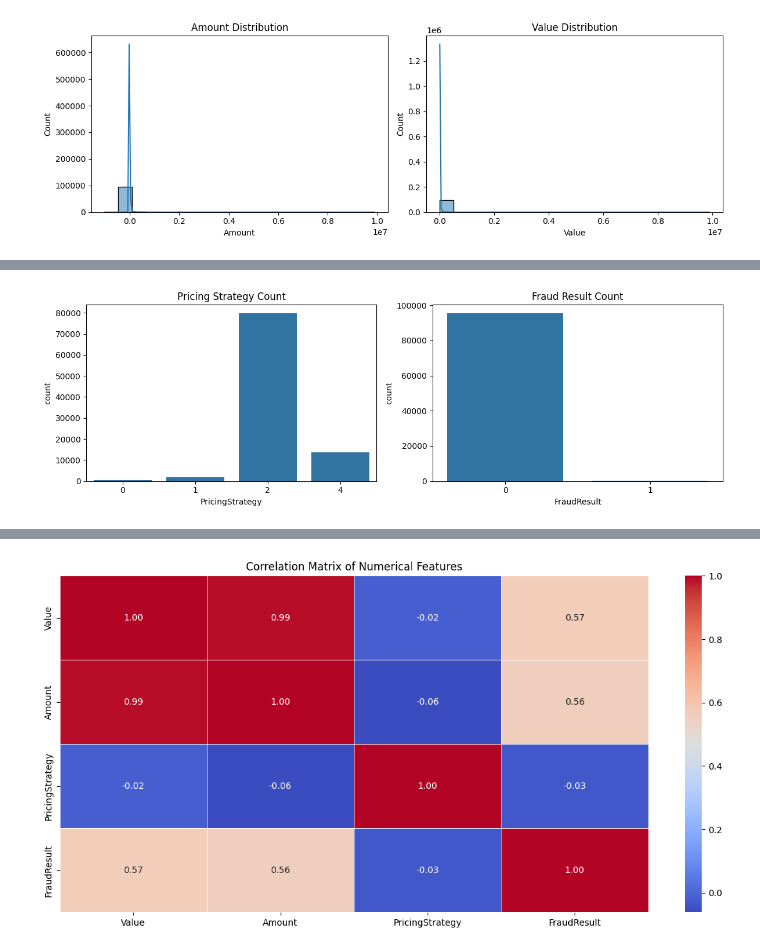
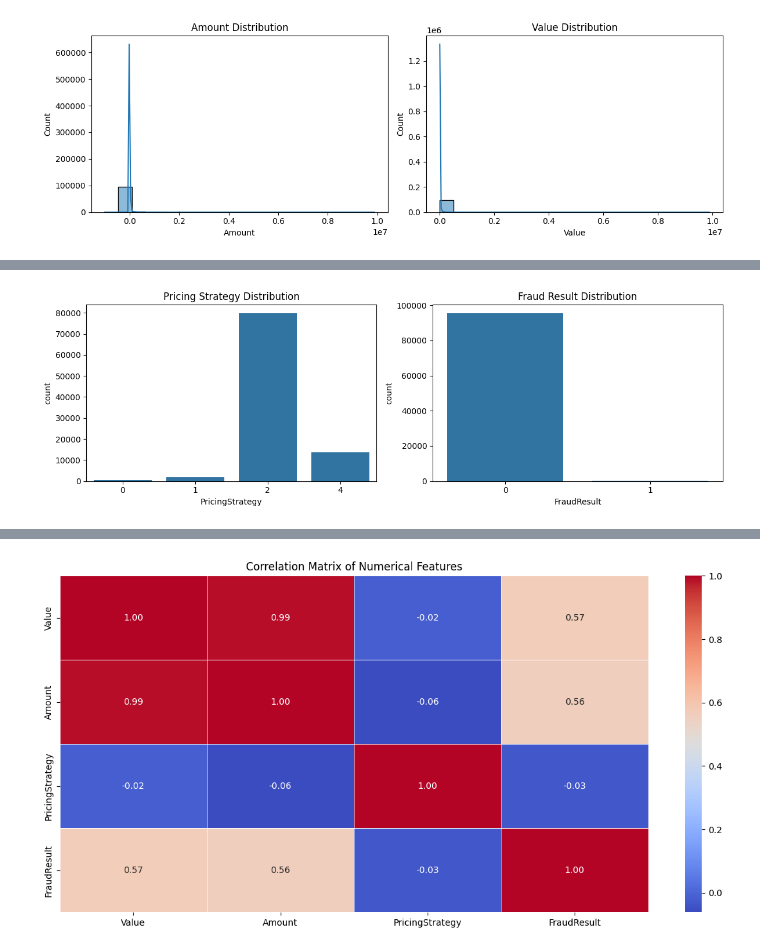
Before and after one commit to wastb/Credit-Risk-and-Scoring, a Jupyter notebook: notebooks/data_exploration.ipynb, the cells around one changed output, grey strips where cells are left out. Drawn from its saved outputs; the diff is of its cells as text; code cells hidden in the pictures.

```diff
--- a/notebooks/data_exploration.ipynb
+++ b/notebooks/data_exploration.ipynb
@@ -93,10 +90,10 @@ plt.show()
 # %%
 fig,axs= plt.subplots(1,2,figsize=(12,4))
 sns.countplot(data=df, x=df['PricingStrategy'], ax=axs[0])
 sns.countplot(data=df, x=df['FraudResult'], ax=axs[1])
-axs[0].set_title("Pricing Strategy Count")
-axs[1].set_title("Fraud Result Count")
+axs[0].set_title("Pricing Strategy Distribution")
+axs[1].set_title("Fraud Result Distribution")
 plt.tight_layout()
 plt.show()
 # %% [output]
-[figure, old version]
+[figure, new version]
```
Also changed, not shown: parts of 21 cells of this notebook.
